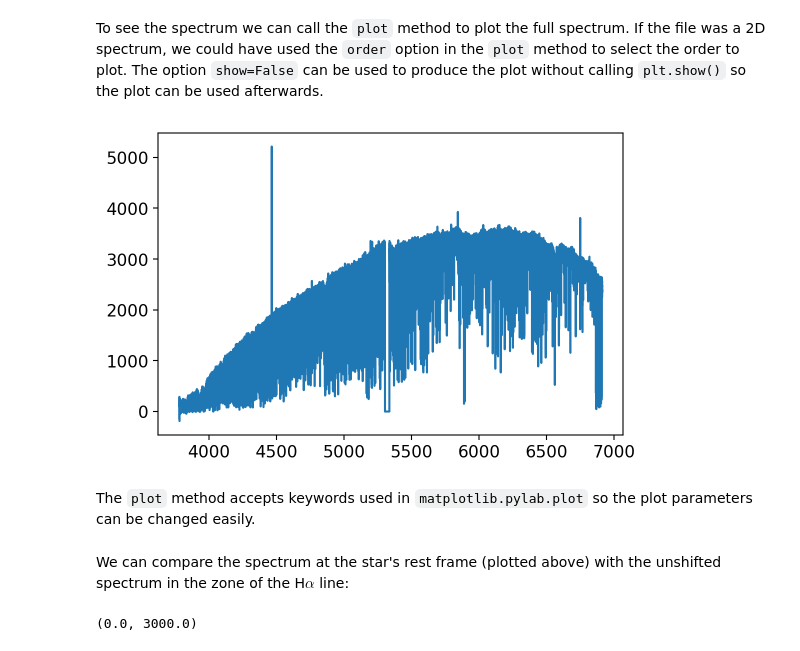
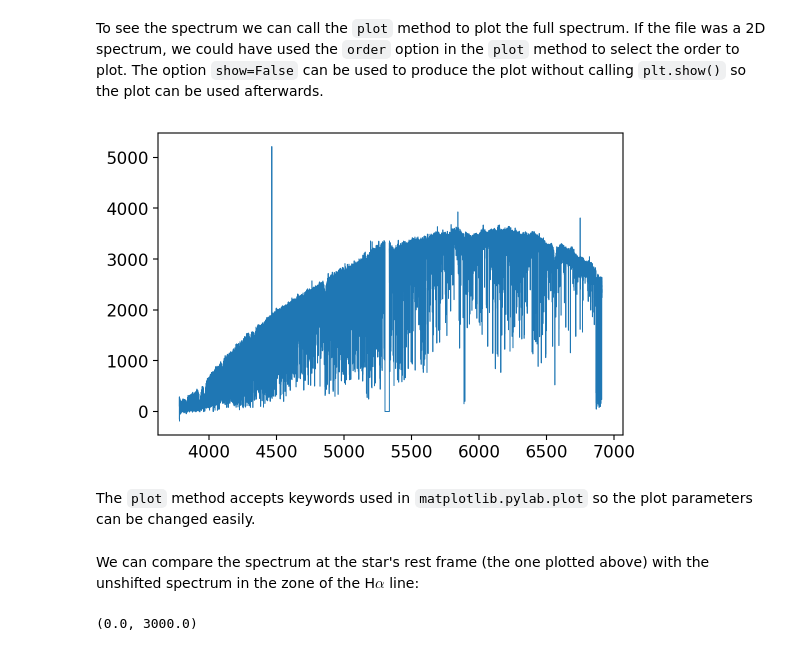
Before and after one commit to gomesdasilva/ACTIN2, a Jupyter notebook: docs/_static/notebooks/tutorial1.ipynb, the cells around one changed output. Saved outputs shown, nothing was run; the diff lists cells and outputs as text; code cells hidden in the pictures.

````diff
--- a/docs/_static/notebooks/tutorial1.ipynb
+++ b/docs/_static/notebooks/tutorial1.ipynb
@@ -84,13 +84,13 @@ read_spec.spec.headers
 # %% [markdown]
 To see the spectrum we can call the `plot` method to plot the full spectrum. If the file was a 2D spectrum, we could have used the `order` option in the `plot` method to select the order to plot. The option ```show=False``` can be used to produce the plot without calling `plt.show()` so the plot can be used afterwards.
 # %%
-read_spec.plot(order=66, show=True)
+read_spec.plot(order=66, show=True, lw=0.7)
 # %% [output]
-[figure, old version]
+[figure, new version]
 # %% [markdown]
 The `plot` method accepts keywords used in `matplotlib.pylab.plot` so the plot parameters can be changed easily.
 # %% [markdown]
-We can compare the spectrum at the star's rest frame (plotted above) with the unshifted spectrum in the zone of the H$\alpha$ line:
+We can compare the spectrum at the star's rest frame (the one plotted above) with the unshifted spectrum in the zone of the H$\alpha$ line:
 # %%
 read_spec.plot(order=6, key_wave='wave', key_flux='flux', show=False, lw=0.7)
 read_spec.plot(order=6, key_wave='wave_raw', key_flux='flux', ls='--', lw=0.7, show=False)
````
Also changed, not shown: parts of 1 cell of this notebook, 2 other files.
